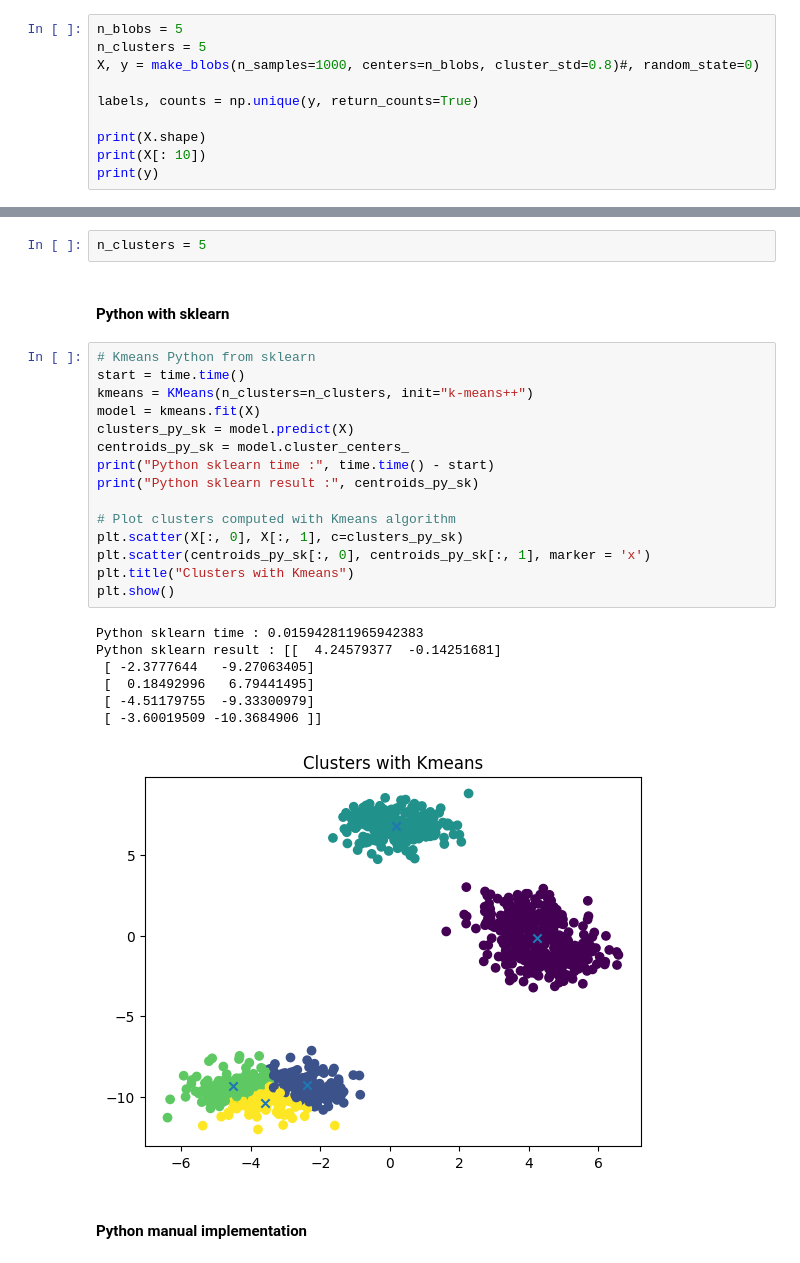
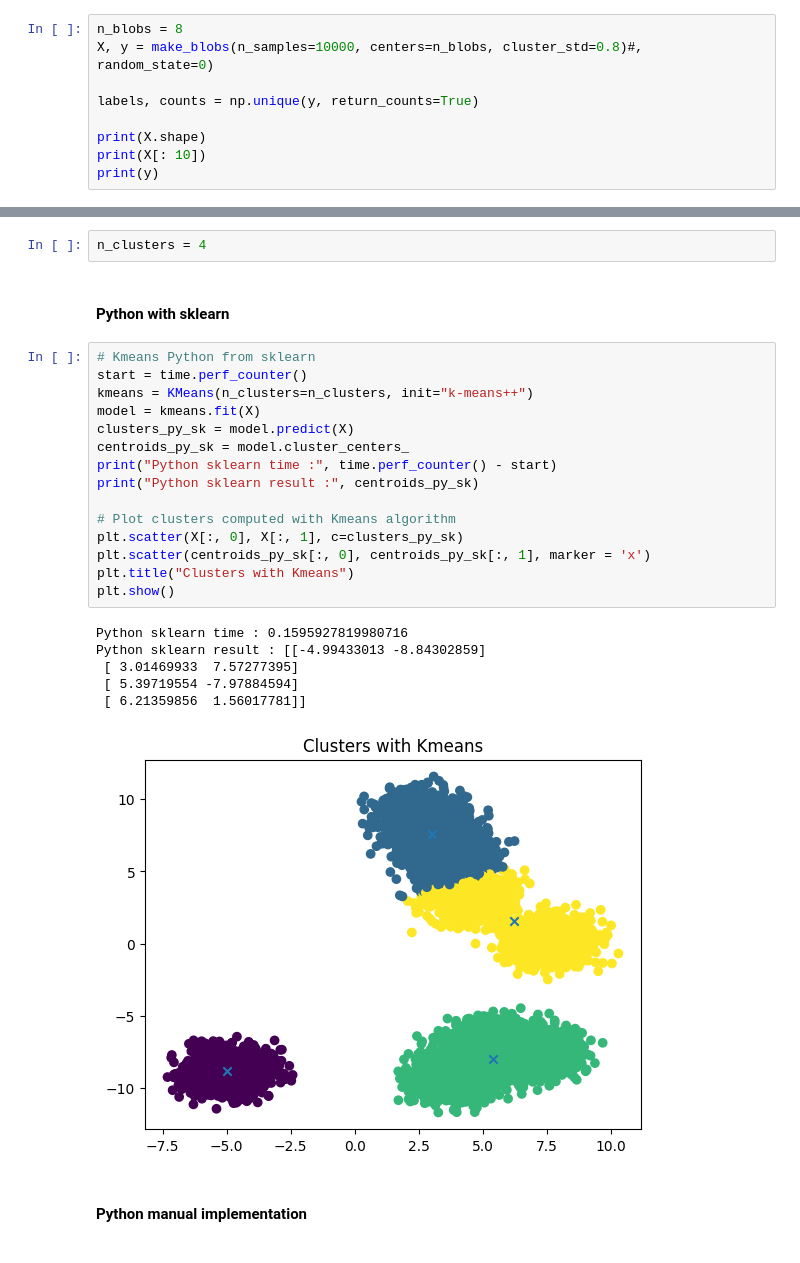
Before and after one commit to jinchengluo/rust-for-data-science, a Jupyter notebook: rust_pyo3/py_project/kmeans.ipynb, the cells around one changed output, grey strips where cells are left out. Drawn from its saved outputs; the diff is of its cells as text.

```diff
--- a/rust_pyo3/py_project/kmeans.ipynb
+++ b/rust_pyo3/py_project/kmeans.ipynb
@@ -14,9 +14,8 @@ import time
 # %% [markdown]
 ## Dataset definition and visualization
 # %%
-n_blobs = 5
-n_clusters = 5
-X, y = make_blobs(n_samples=1000, centers=n_blobs, cluster_std=0.8)#, random_state=0)
+n_blobs = 8
+X, y = make_blobs(n_samples=10000, centers=n_blobs, cluster_std=0.8)#, random_state=0)
 
 labels, counts = np.unique(y, return_counts=True)
 
@@ -162,32 +159,31 @@ def kmeans_alamano(X, n_clusters, max_iter=300, tol=1e-6, init=None, debug=False
 # %% [markdown]
 ## Tests
 # %%
-n_clusters = 5
+n_clusters = 4
 # %% [markdown]
 #### Python with sklearn
 # %%
 # Kmeans Python from sklearn
-start = time.time()
+start = time.perf_counter()
 kmeans = KMeans(n_clusters=n_clusters, init="k-means++")
 model = kmeans.fit(X)
 clusters_py_sk = model.predict(X)
 centroids_py_sk = model.cluster_centers_
-print("Python sklearn time :", time.time() - start)
+print("Python sklearn time :", time.perf_counter() - start)
 print("Python sklearn result :", centroids_py_sk)
 
 # Plot clusters computed with Kmeans algorithm
 plt.scatter(X[:, 0], X[:, 1], c=clusters_py_sk)
 plt.scatter(centroids_py_sk[:, 0], centroids_py_sk[:, 1], marker = 'x')
 plt.title("Clusters with Kmeans")
 plt.show()
 # %% [output]
-Python sklearn time : 0.015942811965942383
-Python sklearn result : [[  4.24579377  -0.14251681]
- [ -2.3777644   -9.27063405]
- [  0.18492996   6.79441495]
- [ -4.51179755  -9.33300979]
- [ -3.60019509 -10.3684906 ]]
+Python sklearn time : 0.1595927819980716
+Python sklearn result : [[-4.99433013 -8.84302859]
+ [ 3.01469933  7.57277395]
+ [ 5.39719554 -7.97884594]
+ [ 6.21359856  1.56017781]]
-[figure, old version]
+[figure, new version]
 # %% [markdown]
 #### Python manual implementation
 # %%
```
Also changed, not shown: parts of 8 cells of this notebook, 2 other files.
